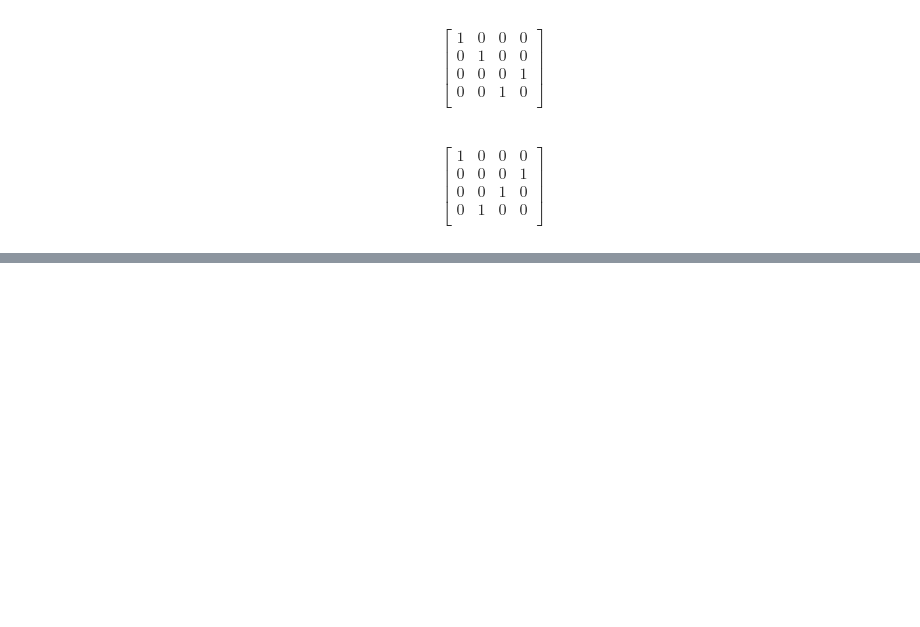
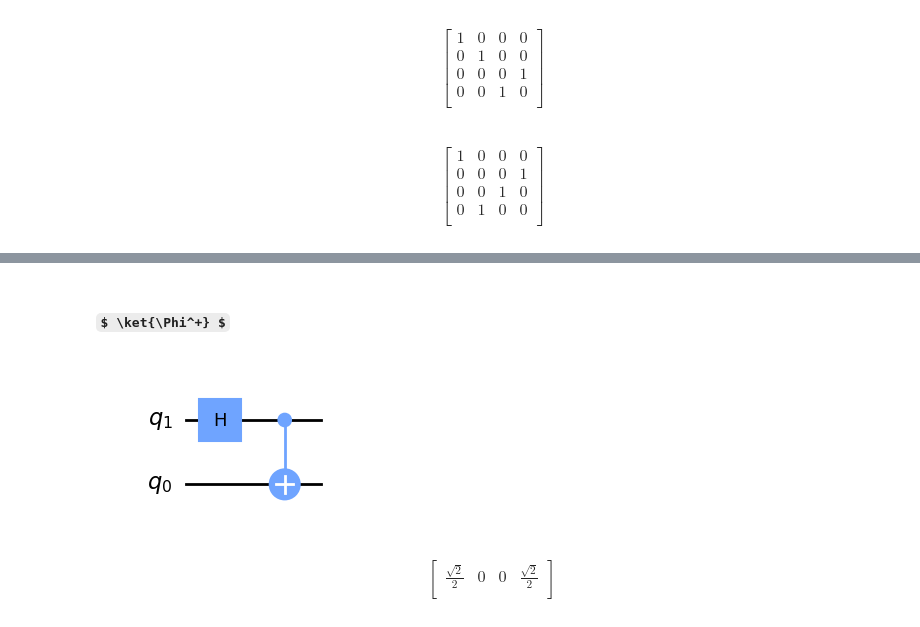
Before and after one commit to hcloenne/quantum-machine-learning, a Jupyter notebook: Notebooks/QuantumGates.ipynb, the cells around one changed output, grey strips where cells are left out. Cells and saved outputs as stored; diff of their text form; code cells hidden in the pictures; some formulas as TeX source; blank space fills up the shorter version.

Commit message:
Implemented Bell states

```diff
--- a/Notebooks/QuantumGates.ipynb
+++ b/Notebooks/QuantumGates.ipynb
@@ -341,0 +360,26 @@ $ \ket{\Psi^-} := \frac{1}{\sqrt 2} (\ket{01} - \ket{10}) $
+# %% [markdown]
+## $ \ket{\Phi^+} $
+# %%
+#Get backend
+backend = QasmSimulator()
+
+# Create a QuantumCircuit with 2 qubits
+qc = QuantumCircuit(2)
+
+# Apply Quantum Gates
+qc.h(1)
+qc.cx(1, 0)
+
+#Display circuit
+qc.draw('mpl', reverse_bits=True)
+# %% [output]
+[figure, added]
+# %%
+# Print the state
+array_to_latex(GetStateVector(qc))
+# %% [output]
+$$
+\begin{bmatrix}
+\frac{\sqrt{2}}{2} & 0 & 0 & \frac{\sqrt{2}}{2}  \\
+ \end{bmatrix}
+$$
```
Also changed, not shown: parts of 11 cells of this notebook.
